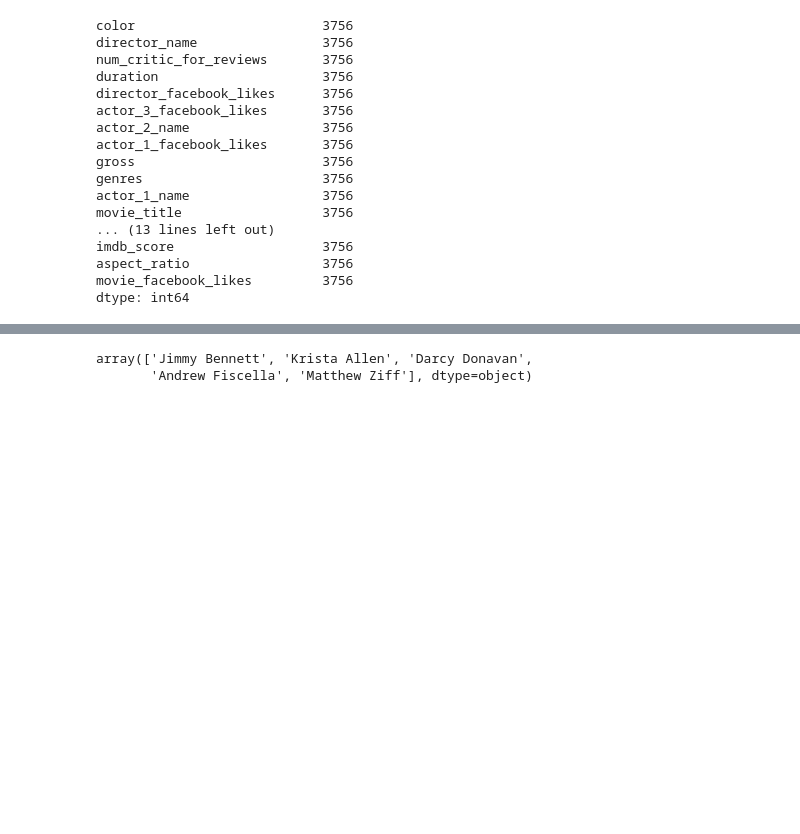
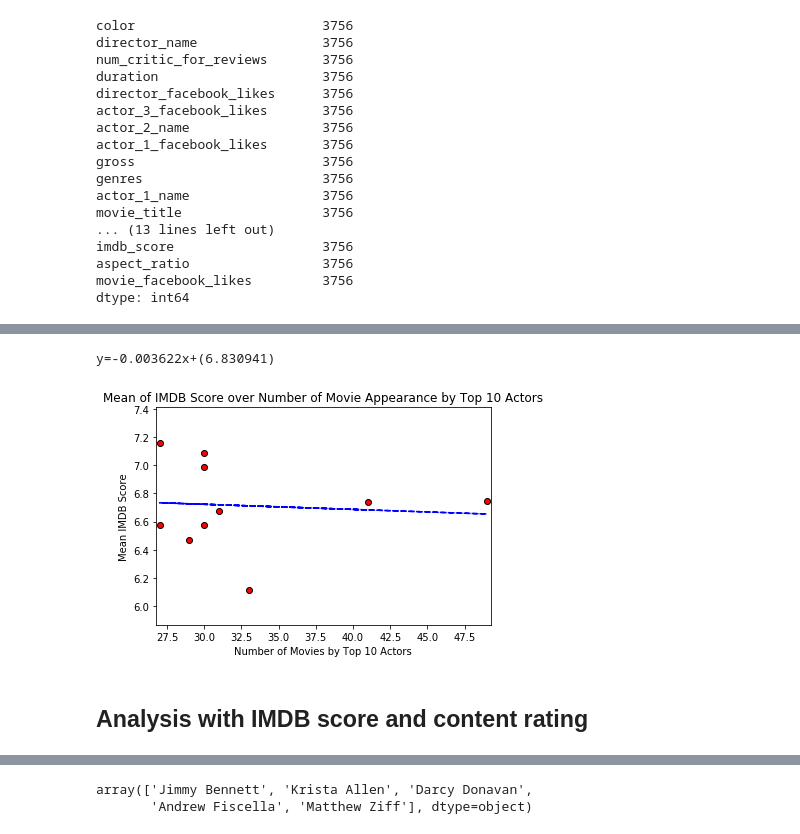
Before and after one commit to BrittanyClemmons/project_one, a Jupyter notebook: Group_jupyter.ipynb, the cells around one changed output, grey strips where cells are left out. Cells and saved outputs as stored; diff of their text form; code cells hidden in the pictures; blank space fills up the shorter version.

```diff
--- a/Group_jupyter.ipynb
+++ b/Group_jupyter.ipynb
@@ -70,0 +392,5 @@ dtype: int64
+# %%
+#Group dataset by actor 1 to find their average IMDB Score
+#Alphabetical order
+df_actors_avg_imdb = df_actors_imdb.groupby(['actor_1_name'], as_index=False).mean()
+df_actors_avg_imdb
@@ -70,0 +409,4 @@ dtype: int64
+# %%
+#Bring back actors movie count in alphabetical order
+df_top_actors_count = pd.DataFrame(top_actors_group).sort_values(by=['actor_1_name']).reset_index(drop=True)
+df_top_actors_count
@@ -70,0 +425,39 @@ dtype: int64
+# %%
+#Prep data from both dataframes to be graphed in scatter plot
+
+#Convert avg imdb score dataframe column into a list
+b = df_actors_avg_imdb['imdb_score'].tolist()
+
+#Convert count imdb score dataframe column into a list
+a = df_top_actors_count['movie_title'].tolist()
+# %%
+#Create a matplotlib scatter plot based on the directors data above
+
+#Set upper and lower limits
+plt.xlim(min(a)-0.25,max(a)+ 0.25)
+plt.ylim(min(b)-0.25, max(b)+0.25)
+
+#Set title and chart labels
+plt.title("Mean of IMDB Score over Number of Movie Appearance by Top 10 Actors")
+plt.xlabel("Number of Movies by Top 10 Actors")
+plt.ylabel("Mean IMDB Score")
+
+#Scatter plot data
+plt.scatter(a, b, marker='o', facecolors='red', edgecolors='black')
+
+#Trendline
+z = np.polyfit(a,b,1)
+p = np.poly1d(z)
+plt.plot(a, p(a), "b--")
+
+#Trendline equation
+print("y=%.6fx+(%.6f)"%(z[0],z[1]))
+
+#Save Scatter Plot
+plt.savefig("Images/Mean of IMDB Score over Number of Movie Appearance by Top 10 Actors")
+plt.show()
+# %% [output]
+y=-0.003622x+(6.830941)
+[figure, added]
+# %% [markdown]
+## Analysis with IMDB score and content rating
```
Also changed, not shown: parts of 98 cells of this notebook, 8 other files.
